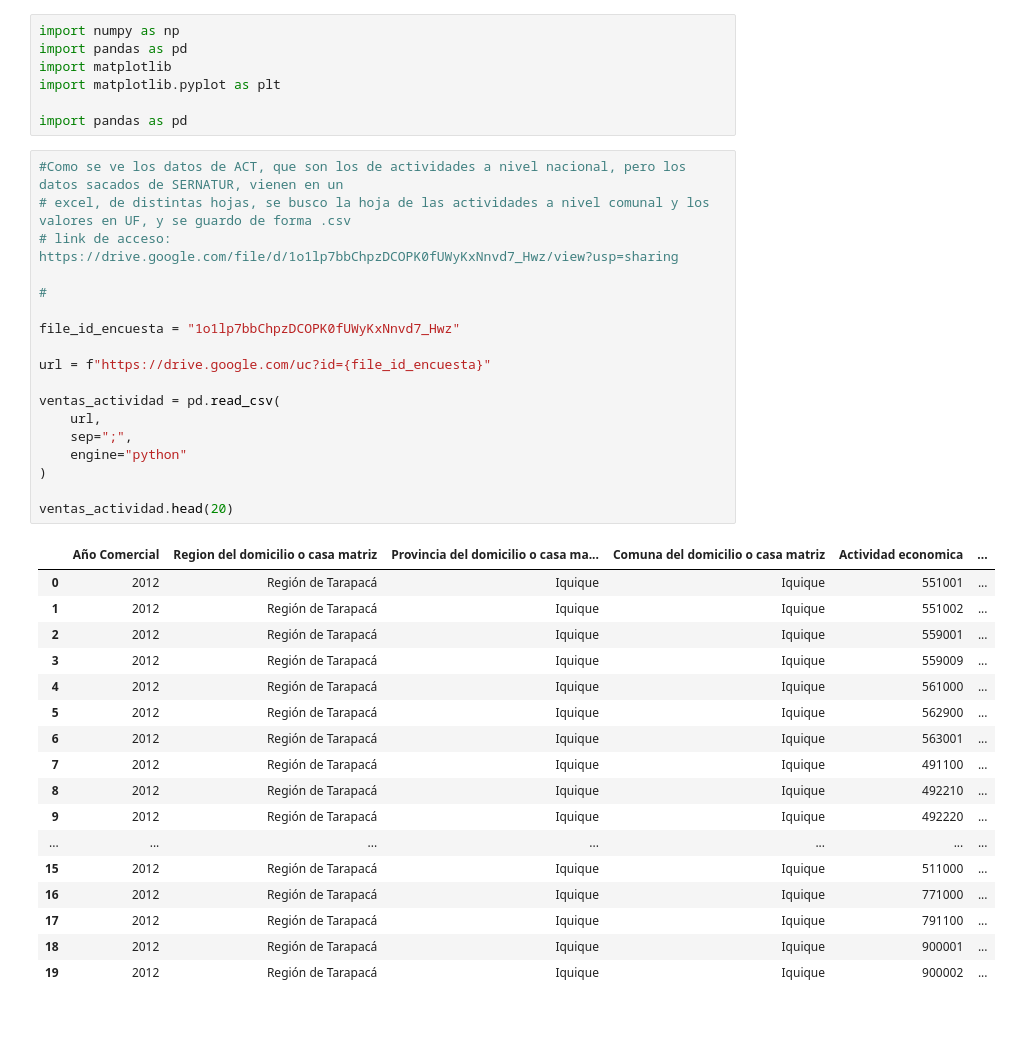
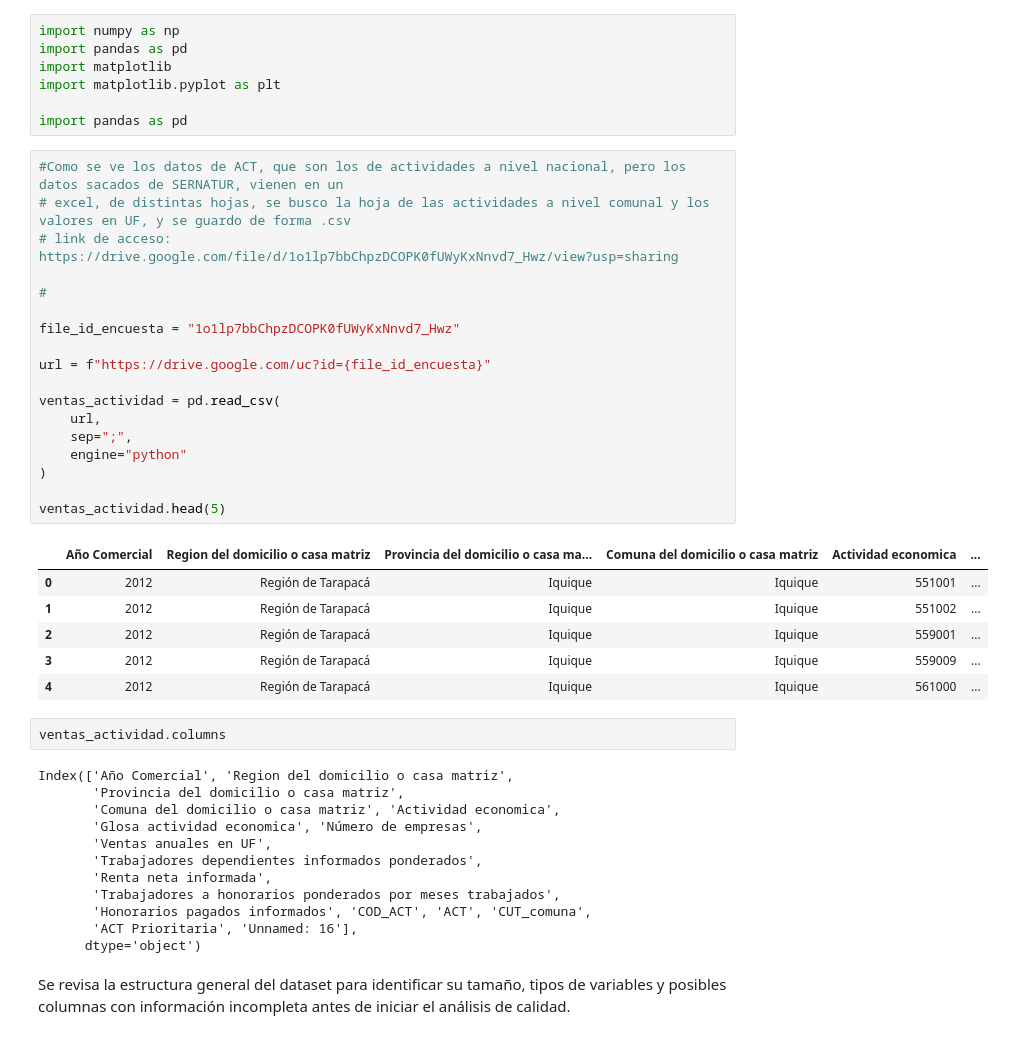
Before and after one commit to hmfc2/Proyect-EDA, a Jupyter notebook: Proyecto Capstone/EDA_Ventas_UF_Actividad.ipynb, the cells around one changed output. Cells and saved outputs as stored; diff of their text form.

Commit message:
update EDA_Ventas_uf_actividad

```diff
--- a/Proyecto Capstone/EDA_Ventas_UF_Actividad.ipynb
+++ b/Proyecto Capstone/EDA_Ventas_UF_Actividad.ipynb
@@ -8,36 +8,41 @@ import pandas as pd
 # %%
 #Como se ve los datos de ACT, que son los de actividades a nivel nacional, pero los datos sacados de SERNATUR, vienen en un
 # excel, de distintas hojas, se busco la hoja de las actividades a nivel comunal y los valores en UF, y se guardo de forma .csv
 # link de acceso: https://drive.google.com/file/d/1o1lp7bbChpzDCOPK0fUWyKxNnvd7_Hwz/view?usp=sharing
 
 #
 
 file_id_encuesta = "1o1lp7bbChpzDCOPK0fUWyKxNnvd7_Hwz"
 
 url = f"https://drive.google.com/uc?id={file_id_encuesta}"
 
 ventas_actividad = pd.read_csv(
     url,
     sep=";",
     engine="python"
 )
 
-ventas_actividad.head(20)
+ventas_actividad.head(5)
 # %% [output]
 |  | Año Comercial | Region del domicilio o casa matriz | Provincia del domicilio o casa ma... | Comuna del domicilio o casa matriz | Actividad economica | ... |
 | 0 | 2012 | Región de Tarapacá | Iquique | Iquique | 551001 | ... |
 | 1 | 2012 | Región de Tarapacá | Iquique | Iquique | 551002 | ... |
 | 2 | 2012 | Región de Tarapacá | Iquique | Iquique | 559001 | ... |
 | 3 | 2012 | Región de Tarapacá | Iquique | Iquique | 559009 | ... |
 | 4 | 2012 | Región de Tarapacá | Iquique | Iquique | 561000 | ... |
-| 5 | 2012 | Región de Tarapacá | Iquique | Iquique | 562900 | ... |
-| 6 | 2012 | Región de Tarapacá | Iquique | Iquique | 563001 | ... |
-| 7 | 2012 | Región de Tarapacá | Iquique | Iquique | 491100 | ... |
-| 8 | 2012 | Región de Tarapacá | Iquique | Iquique | 492210 | ... |
-| 9 | 2012 | Región de Tarapacá | Iquique | Iquique | 492220 | ... |
-| ... | ... | ... | ... | ... | ... | ... |
-| 15 | 2012 | Región de Tarapacá | Iquique | Iquique | 511000 | ... |
-| 16 | 2012 | Región de Tarapacá | Iquique | Iquique | 771000 | ... |
-| 17 | 2012 | Región de Tarapacá | Iquique | Iquique | 791100 | ... |
-| 18 | 2012 | Región de Tarapacá | Iquique | Iquique | 900001 | ... |
-| 19 | 2012 | Región de Tarapacá | Iquique | Iquique | 900002 | ... |
+# %%
+ventas_actividad.columns
+# %% [output]
+Index(['Año Comercial', 'Region del domicilio o casa matriz',
+       'Provincia del domicilio o casa matriz',
+       'Comuna del domicilio o casa matriz', 'Actividad economica',
+       'Glosa actividad economica', 'Número de empresas',
+       'Ventas anuales en UF',
+       'Trabajadores dependientes informados ponderados',
+       'Renta neta informada',
+       'Trabajadores a honorarios ponderados por meses trabajados',
+       'Honorarios pagados informados', 'COD_ACT', 'ACT', 'CUT_comuna',
+       'ACT Prioritaria', 'Unnamed: 16'],
+      dtype='object')
+# %% [markdown]
+Se revisa la estructura general del dataset para identificar su tamaño, tipos de variables y posibles columnas con información incompleta antes de iniciar el análisis de calidad.
```
Also changed, not shown: parts of 37 cells of this notebook.
